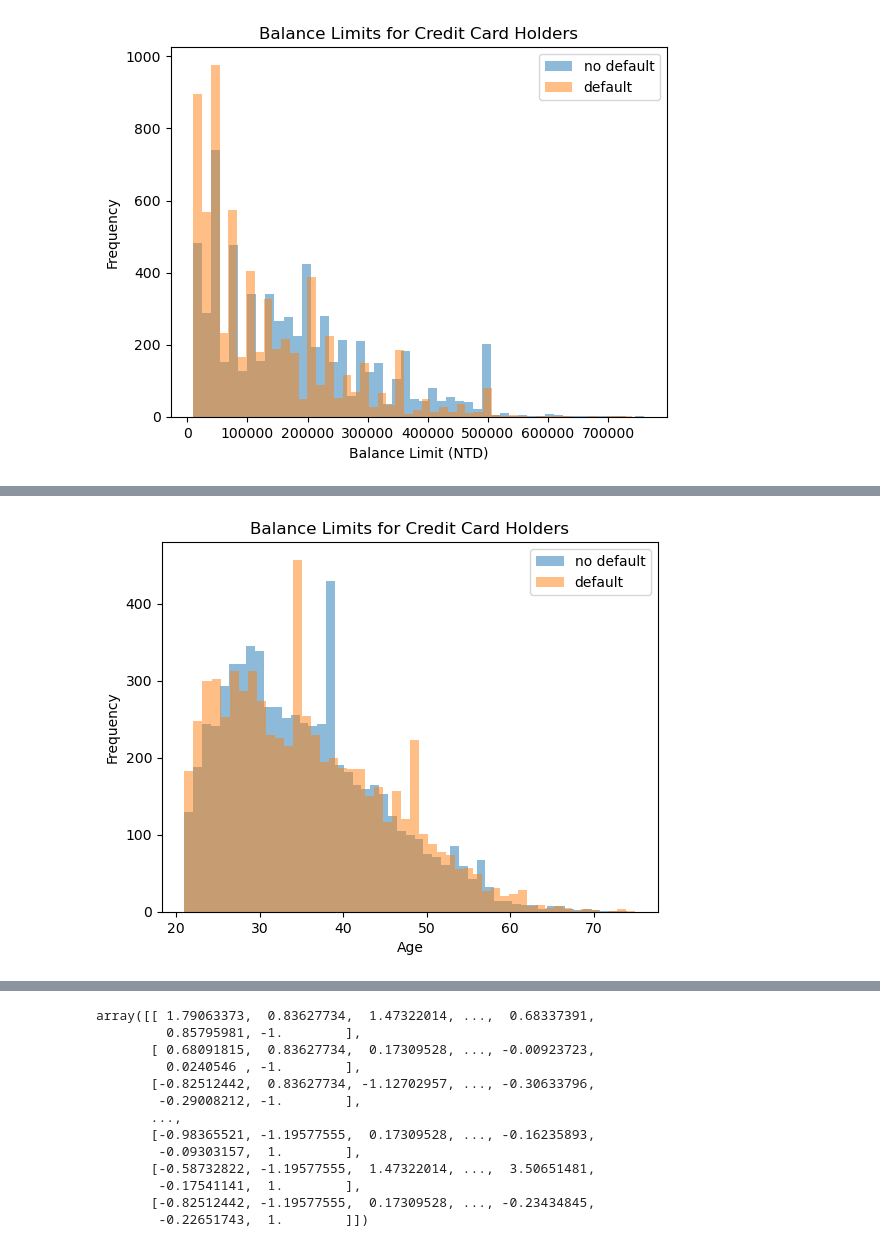
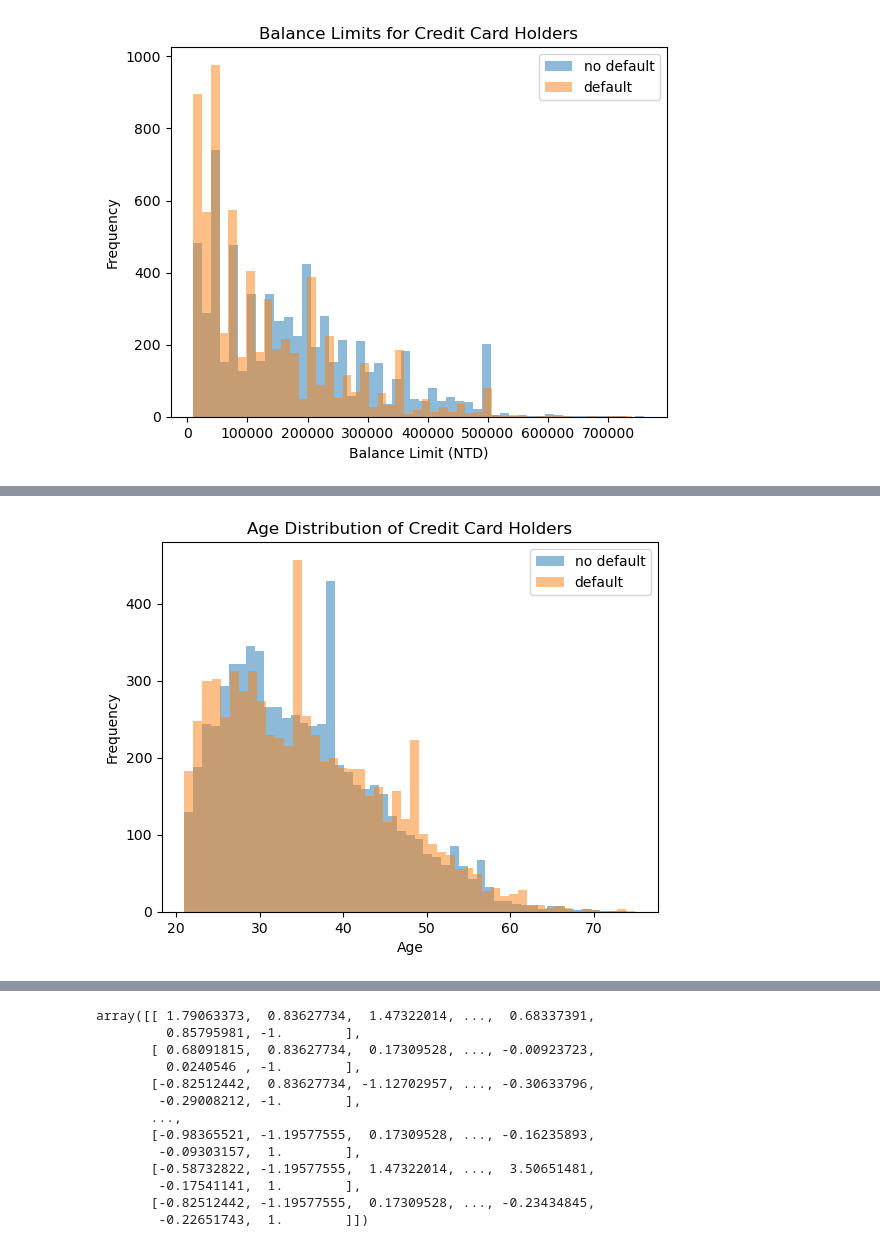
Before and after one commit to pogrebitskiy/Credit_Defaults, a Jupyter notebook: exploration.ipynb, the cells around one changed output, grey strips where cells are left out. Saved outputs shown, nothing was run; the diff lists cells and outputs as text; code cells hidden in the pictures.

```diff
--- a/exploration.ipynb
+++ b/exploration.ipynb
@@ -138,13 +144,13 @@ plt.show()
 # %%
 plt.hist(x=balanced_df[balanced_df['default'] == 0].AGE, bins=50, alpha=0.5, label='no default');
 plt.hist(x=balanced_df[balanced_df['default'] == 1].AGE, bins=50, alpha=0.5, label='default');
 plt.xlabel('Age')
 plt.ylabel('Frequency')
-plt.title('Balance Limits for Credit Card Holders')
+plt.title('Age Distribution of Credit Card Holders')
 plt.legend()
 plt.show()
 # %% [output]
-[figure, old version]
+[figure, new version]
 # %%
 balanced_df[balanced_df['default'] == 0].mean()
 # %% [output]
```
Also changed, not shown: parts of 2 cells of this notebook, 2 other files.
